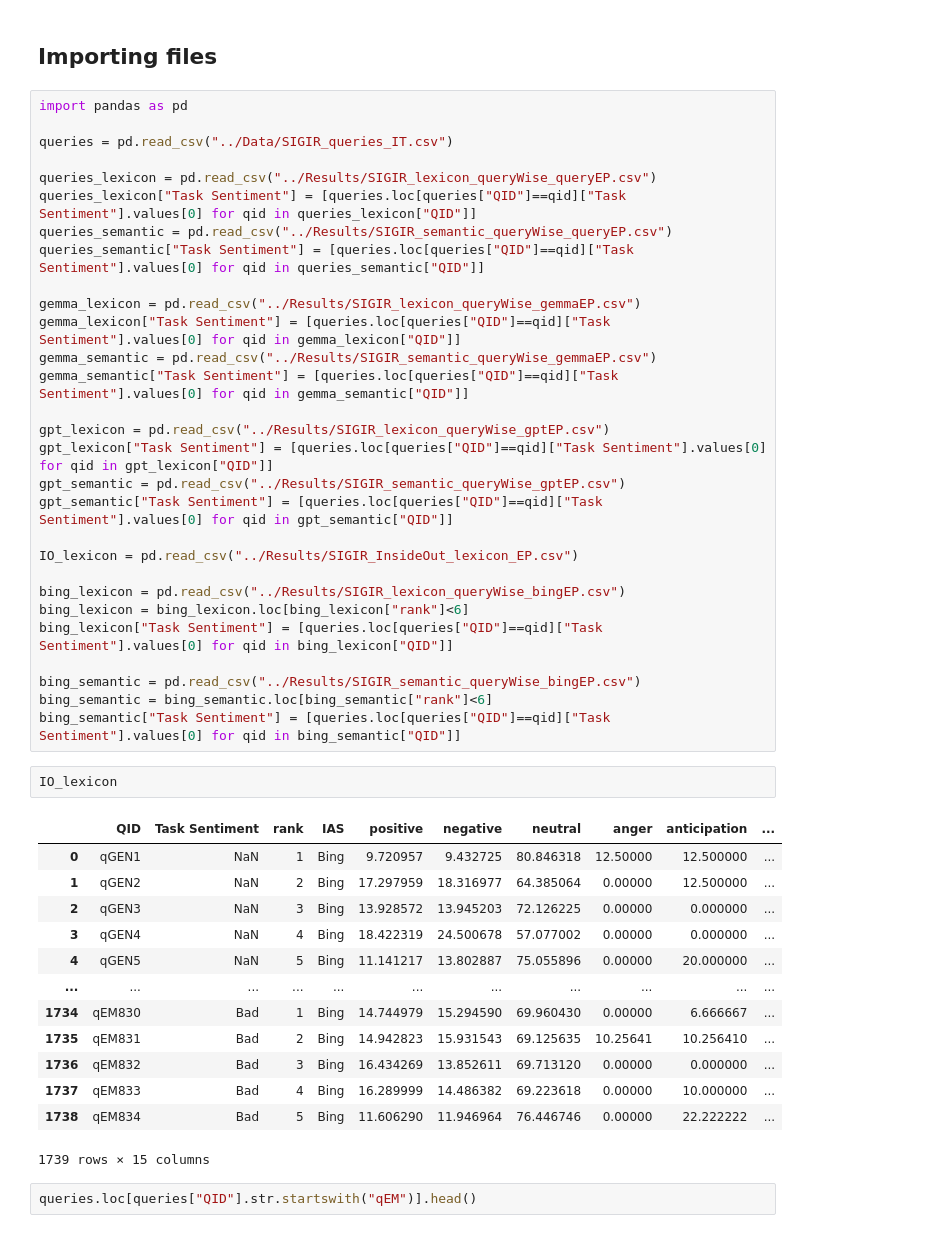
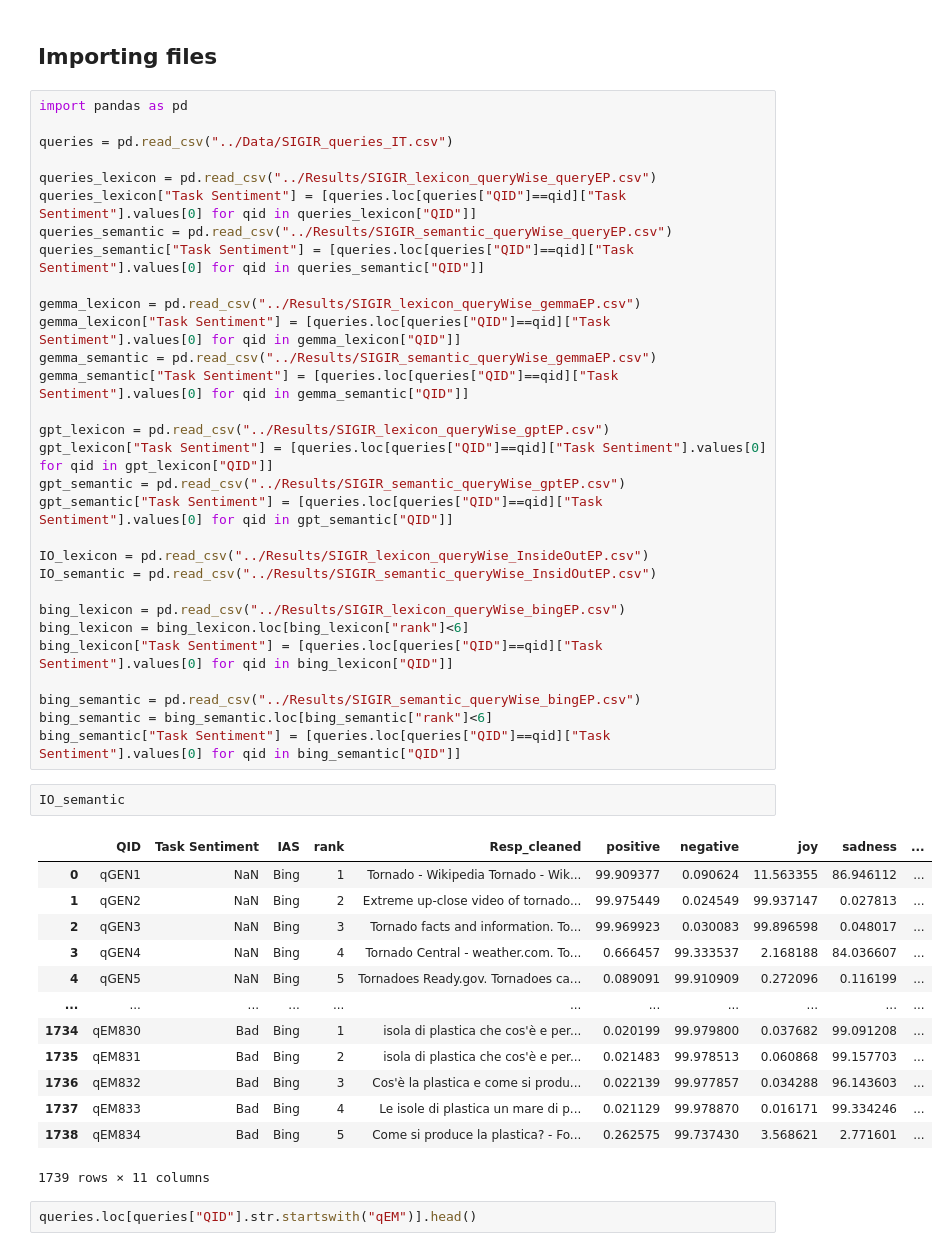
Before and after one commit to HrishitaC/InsideOut2, a Jupyter notebook: Code/analysis.ipynb, the cells around one changed output. Saved outputs shown, nothing was run; the diff lists cells and outputs as text.

```diff
--- a/Code/analysis.ipynb
+++ b/Code/analysis.ipynb
@@ -20,7 +20,8 @@ gpt_lexicon["Task Sentiment"] = [queries.loc[queries["QID"]==qid]["Task Sentimen
 gpt_semantic = pd.read_csv("../Results/SIGIR_semantic_queryWise_gptEP.csv")
 gpt_semantic["Task Sentiment"] = [queries.loc[queries["QID"]==qid]["Task Sentiment"].values[0] for qid in gpt_semantic["QID"]]
 
-IO_lexicon = pd.read_csv("../Results/SIGIR_InsideOut_lexicon_EP.csv")
+IO_lexicon = pd.read_csv("../Results/SIGIR_lexicon_queryWise_InsideOutEP.csv")
+IO_semantic = pd.read_csv("../Results/SIGIR_semantic_queryWise_InsidOutEP.csv")
 
 bing_lexicon = pd.read_csv("../Results/SIGIR_lexicon_queryWise_bingEP.csv")
 bing_lexicon = bing_lexicon.loc[bing_lexicon["rank"]<6]
@@ -29,22 +30,22 @@ bing_lexicon["Task Sentiment"] = [queries.loc[queries["QID"]==qid]["Task Sentime
 bing_semantic = pd.read_csv("../Results/SIGIR_semantic_queryWise_bingEP.csv")
 bing_semantic = bing_semantic.loc[bing_semantic["rank"]<6]
 bing_semantic["Task Sentiment"] = [queries.loc[queries["QID"]==qid]["Task Sentiment"].values[0] for qid in bing_semantic["QID"]]
-# %%
-IO_lexicon
-# %% [output]
-|  | QID | Task Sentiment | rank | IAS | positive | negative | neutral | anger | anticipation | ... |
-| 0 | qGEN1 | NaN | 1 | Bing | 9.720957 | 9.432725 | 80.846318 | 12.50000 | 12.500000 | ... |
-| 1 | qGEN2 | NaN | 2 | Bing | 17.297959 | 18.316977 | 64.385064 | 0.00000 | 12.500000 | ... |
-| 2 | qGEN3 | NaN | 3 | Bing | 13.928572 | 13.945203 | 72.126225 | 0.00000 | 0.000000 | ... |
-| 3 | qGEN4 | NaN | 4 | Bing | 18.422319 | 24.500678 | 57.077002 | 0.00000 | 0.000000 | ... |
-| 4 | qGEN5 | NaN | 5 | Bing | 11.141217 | 13.802887 | 75.055896 | 0.00000 | 20.000000 | ... |
-| ... | ... | ... | ... | ... | ... | ... | ... | ... | ... | ... |
-| 1734 | qEM830 | Bad | 1 | Bing | 14.744979 | 15.294590 | 69.960430 | 0.00000 | 6.666667 | ... |
-| 1735 | qEM831 | Bad | 2 | Bing | 14.942823 | 15.931543 | 69.125635 | 10.25641 | 10.256410 | ... |
-| 1736 | qEM832 | Bad | 3 | Bing | 16.434269 | 13.852611 | 69.713120 | 0.00000 | 0.000000 | ... |
-| 1737 | qEM833 | Bad | 4 | Bing | 16.289999 | 14.486382 | 69.223618 | 0.00000 | 10.000000 | ... |
-| 1738 | qEM834 | Bad | 5 | Bing | 11.606290 | 11.946964 | 76.446746 | 0.00000 | 22.222222 | ... |
-1739 rows × 15 columns
+# %%
+IO_semantic
+# %% [output]
+|  | QID | Task Sentiment | IAS | rank | Resp_cleaned | positive | negative | joy | sadness | ... |
+| 0 | qGEN1 | NaN | Bing | 1 | Tornado - Wikipedia Tornado - Wik... | 99.909377 | 0.090624 | 11.563355 | 86.946112 | ... |
+| 1 | qGEN2 | NaN | Bing | 2 | Extreme up-close video of tornado... | 99.975449 | 0.024549 | 99.937147 | 0.027813 | ... |
+| 2 | qGEN3 | NaN | Bing | 3 | Tornado facts and information. To... | 99.969923 | 0.030083 | 99.896598 | 0.048017 | ... |
+| 3 | qGEN4 | NaN | Bing | 4 | Tornado Central - weather.com. To... | 0.666457 | 99.333537 | 2.168188 | 84.036607 | ... |
+| 4 | qGEN5 | NaN | Bing | 5 | Tornadoes Ready.gov. Tornadoes ca... | 0.089091 | 99.910909 | 0.272096 | 0.116199 | ... |
+| ... | ... | ... | ... | ... | ... | ... | ... | ... | ... | ... |
+| 1734 | qEM830 | Bad | Bing | 1 | isola di plastica che cos'è e per... | 0.020199 | 99.979800 | 0.037682 | 99.091208 | ... |
+| 1735 | qEM831 | Bad | Bing | 2 | isola di plastica che cos'è e per... | 0.021483 | 99.978513 | 0.060868 | 99.157703 | ... |
+| 1736 | qEM832 | Bad | Bing | 3 | Cos'è la plastica e come si produ... | 0.022139 | 99.977857 | 0.034288 | 96.143603 | ... |
+| 1737 | qEM833 | Bad | Bing | 4 | Le isole di plastica un mare di p... | 0.021129 | 99.978870 | 0.016171 | 99.334246 | ... |
+| 1738 | qEM834 | Bad | Bing | 5 | Come si produce la plastica? - Fo... | 0.262575 | 99.737430 | 3.568621 | 2.771601 | ... |
+1739 rows × 11 columns
 # %%
 queries.loc[queries["QID"].str.startswith("qEM")].head()
 # %% [output]
```
Also changed, not shown: parts of 6 cells of this notebook, 4 other files.
